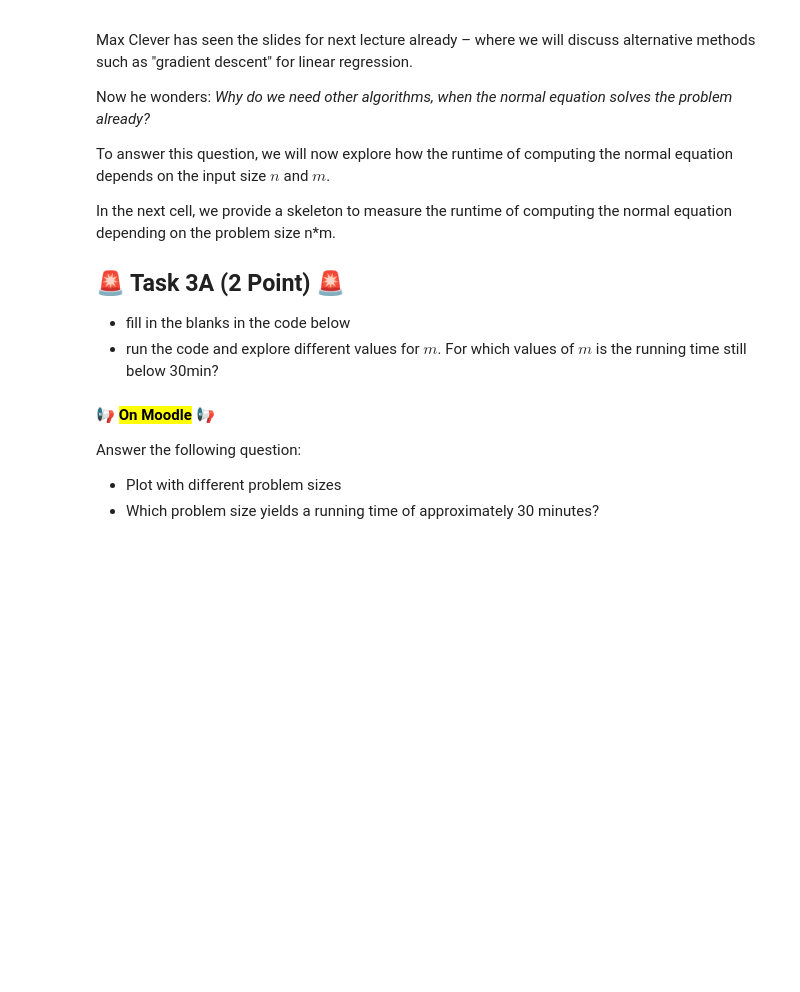
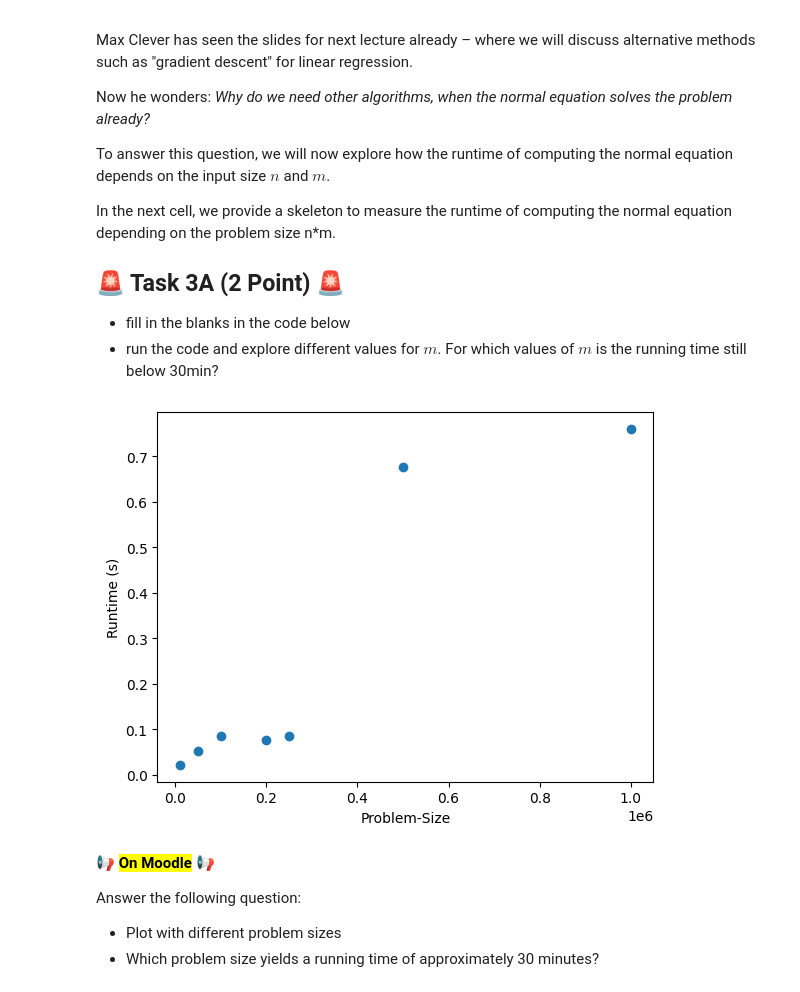
Before and after one commit to janneszuend/MLDM, a Jupyter notebook: Lab2/mldm-praktikum-2.ipynb, the cells around one changed output. Saved outputs shown, nothing was run; the diff lists cells and outputs as text; code cells hidden in the pictures; blank space fills up the shorter version.

```diff
--- a/Lab2/mldm-praktikum-2.ipynb
+++ b/Lab2/mldm-praktikum-2.ipynb
@@ -218,24 +232,34 @@ In the next cell, we provide a skeleton to measure the runtime of computing the
 # %%
 import time
 sizes = []
 times = []
 n = 1000
+rng = np.random.default_rng(RANDOM_SEED)
+
 for m in [10, 50, 100, 200, 250, 500, 1000]:
-  X, y = ... # TODO create a dataset with m samples and n dimensions, we provide a helper function for this!
+  # TODO create a dataset with m samples and n dimensions, we provide a helper function for this!
+  X, y = create_random_data(m, n)
 
   start_time = time.monotonic()
+
   # enter the code you want to time here
+  theta = (np.linalg.pinv(X)) @ y
+  y_pred = X @ theta
+
   elapsed = time.monotonic() - start_time
 
-  problem_size = ...  # TODO what is the input size of the problem
+  # TODO what is the input size of the problem
+  problem_size = m*n
 
   sizes.append(problem_size)
   times.append(elapsed)
 
 plt.scatter(sizes, times)
 plt.xlabel('Problem-Size')
 plt.ylabel('Runtime (s)')
 plt.show()
+# %% [output]
+[figure, added]
 # %% [markdown]
 📢 **<mark>On Moodle</mark>** 📢
 
```
Also changed, not shown: parts of 11 cells of this notebook.
